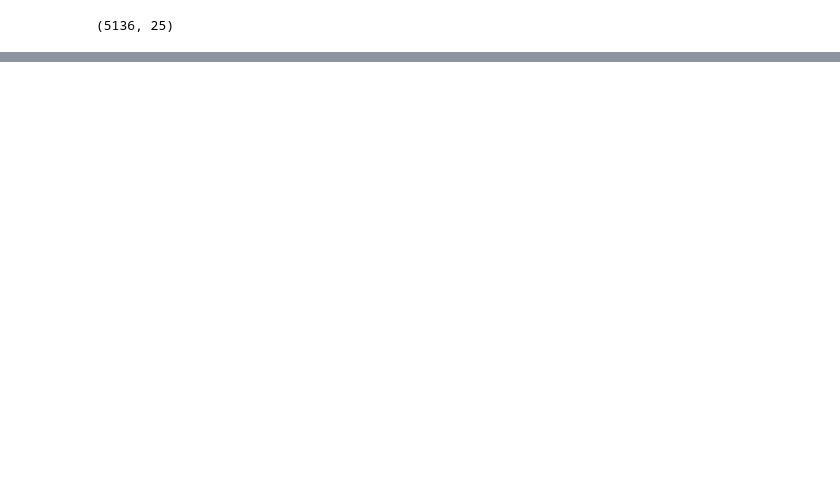
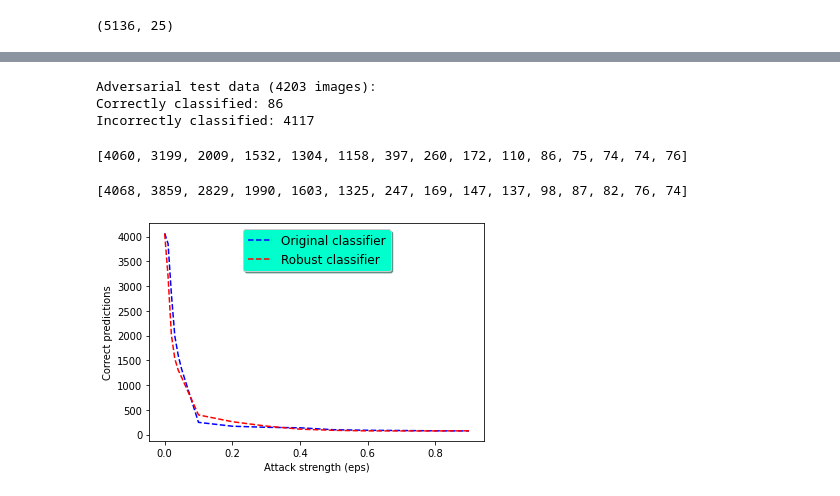
Before and after one commit to CamilaGO/Proyecto3---Security-DS, a Jupyter notebook: Parte2.ipynb, the cells around one changed output, grey strips where cells are left out. Saved outputs shown, nothing was run; the diff lists cells and outputs as text; code cells hidden in the pictures; blank space fills up the shorter version.

```diff
--- a/Parte2.ipynb
+++ b/Parte2.ipynb
@@ -159,0 +177,2 @@ Incorrectly classified: 4113
+# %%
+classifier_robust = KerasClassifier(malware_model_robust, clip_values=(0, 1), use_logits=False)
@@ -159,0 +190,55 @@ Incorrectly classified: 4113
+# %%
+attacker_robust = FastGradientMethod(classifier_robust, eps=0.5)
+x_test_adv_robust = attacker_robust.generate(X_test0)
+# %%
+x_test_adv_robust_pred = np.argmax(classifier_robust.predict(x_test_adv_robust), axis=1)
+nb_correct_adv_robust_pred = np.sum(x_test_adv_robust_pred == np.argmax(y_test0, axis=1))
+
+print("Adversarial test data ({} images):".format(len(X_test0)))
+print("Correctly classified: {}".format(nb_correct_adv_robust_pred))
+print("Incorrectly classified: {}".format(len(X_test0) - nb_correct_adv_robust_pred))
+# %% [output]
+Adversarial test data (4203 images):
+Correctly classified: 86
+Incorrectly classified: 4117
+# %%
+eps_range = [0.01, 0.02, 0.03, 0.04, 0.05, 0.1, 0.2, 0.3, 0.4, 0.5, 0.6, 0.7, 0.8, 0.9]
+nb_correct_original = []
+nb_correct_robust = []
+
+for eps in eps_range:
+    attacker.set_params(**{'eps': eps})
+    attacker_robust.set_params(**{'eps': eps})
+    x_test_adv = attacker.generate(X_test0)
+    x_test_adv_robust = attacker_robust.generate(X_test0)
+
+    x_test_adv_pred = np.argmax(classifier_original.predict(x_test_adv), axis=1)
+    nb_correct_original += [np.sum(x_test_adv_pred == np.argmax(y_test0, axis=1))]
+
+    x_test_adv_robust_pred = np.argmax(classifier_robust.predict(x_test_adv_robust), axis=1)
+    nb_correct_robust += [np.sum(x_test_adv_robust_pred == np.argmax(y_test0, axis=1))]
+
+eps_range = [0] + eps_range
+nb_correct_original = [nb_correct_pred] + nb_correct_original
+nb_correct_robust = [nb_correct_robust_pred] + nb_correct_robust
+# %%
+nb_correct_robust
+# %% [output]
+[4060, 3199, 2009, 1532, 1304, 1158, 397, 260, 172, 110, 86, 75, 74, 74, 76]
+# %%
+nb_correct_original
+# %% [output]
+[4068, 3859, 2829, 1990, 1603, 1325, 247, 169, 147, 137, 98, 87, 82, 76, 74]
+# %%
+fig, ax = plt.subplots()
+ax.plot(np.array(eps_range), np.array(nb_correct_original), 'b--', label='Original classifier')
+ax.plot(np.array(eps_range), np.array(nb_correct_robust), 'r--', label='Robust classifier')
+
+legend = ax.legend(loc='upper center', shadow=True, fontsize='large')
+legend.get_frame().set_facecolor('#00FFCC')
+
+plt.xlabel('Attack strength (eps)')
+plt.ylabel('Correct predictions')
+plt.show()
+# %% [output]
+[figure, added]
```
Also changed, not shown: parts of 13 cells of this notebook, 1 other file.
